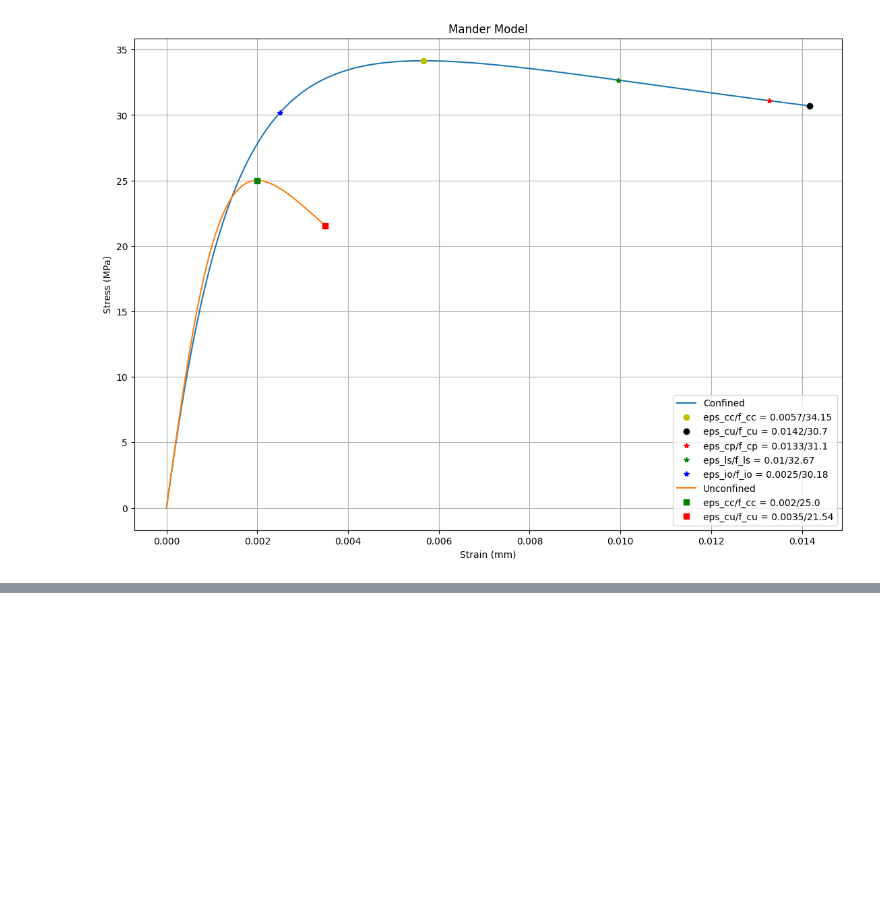
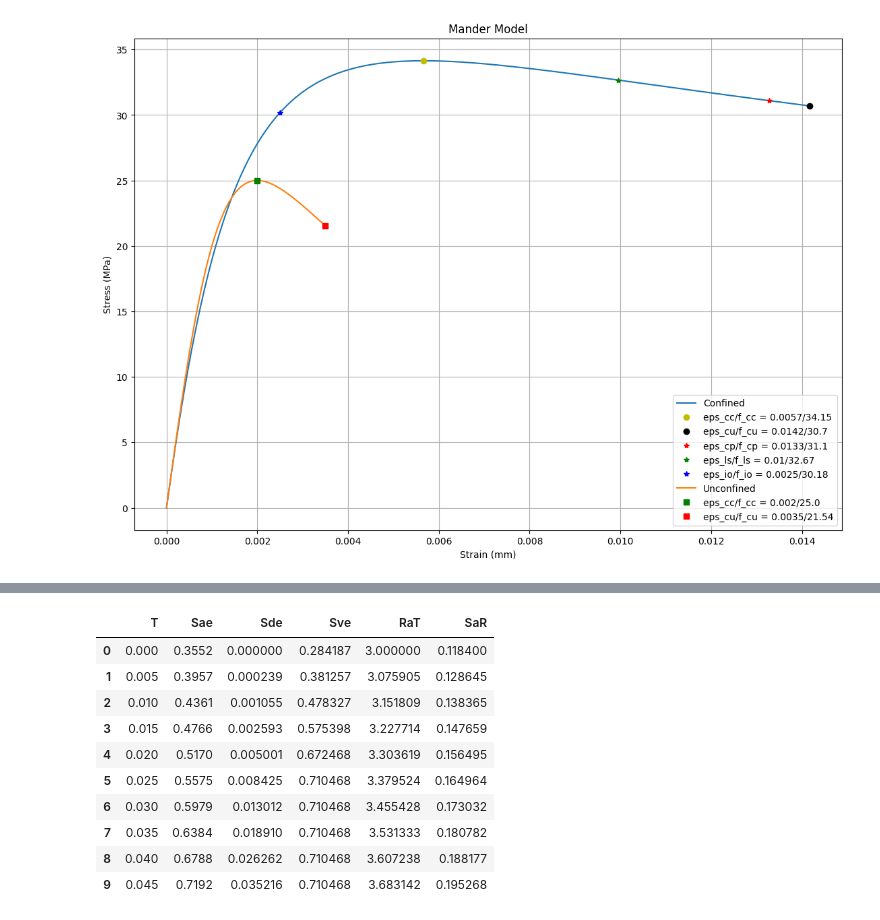
Before and after one commit to muhammedsural/TSC2018_Design, a Jupyter notebook: TBDY.ipynb, the cells around one changed output, grey strips where cells are left out. Saved outputs shown, nothing was run; the diff lists cells and outputs as text; code cells hidden in the pictures; blank space fills up the shorter version.

```diff
--- a/TBDY.ipynb
+++ b/TBDY.ipynb
@@ -65,0 +81,14 @@ mander.Plot_Manders()
+# %%
+rs.ElasticSpectrums.head(10)
+# %% [output]
+|  | T | Sae | Sde | Sve | RaT | SaR |
+| 0 | 0.000 | 0.3552 | 0.000000 | 0.284187 | 3.000000 | 0.118400 |
+| 1 | 0.005 | 0.3957 | 0.000239 | 0.381257 | 3.075905 | 0.128645 |
+| 2 | 0.010 | 0.4361 | 0.001055 | 0.478327 | 3.151809 | 0.138365 |
+| 3 | 0.015 | 0.4766 | 0.002593 | 0.575398 | 3.227714 | 0.147659 |
+| 4 | 0.020 | 0.5170 | 0.005001 | 0.672468 | 3.303619 | 0.156495 |
+| 5 | 0.025 | 0.5575 | 0.008425 | 0.710468 | 3.379524 | 0.164964 |
+| 6 | 0.030 | 0.5979 | 0.013012 | 0.710468 | 3.455428 | 0.173032 |
+| 7 | 0.035 | 0.6384 | 0.018910 | 0.710468 | 3.531333 | 0.180782 |
+| 8 | 0.040 | 0.6788 | 0.026262 | 0.710468 | 3.607238 | 0.188177 |
+| 9 | 0.045 | 0.7192 | 0.035216 | 0.710468 | 3.683142 | 0.195268 |
```
Also changed, not shown: parts of 4 cells of this notebook, 9 other files.
